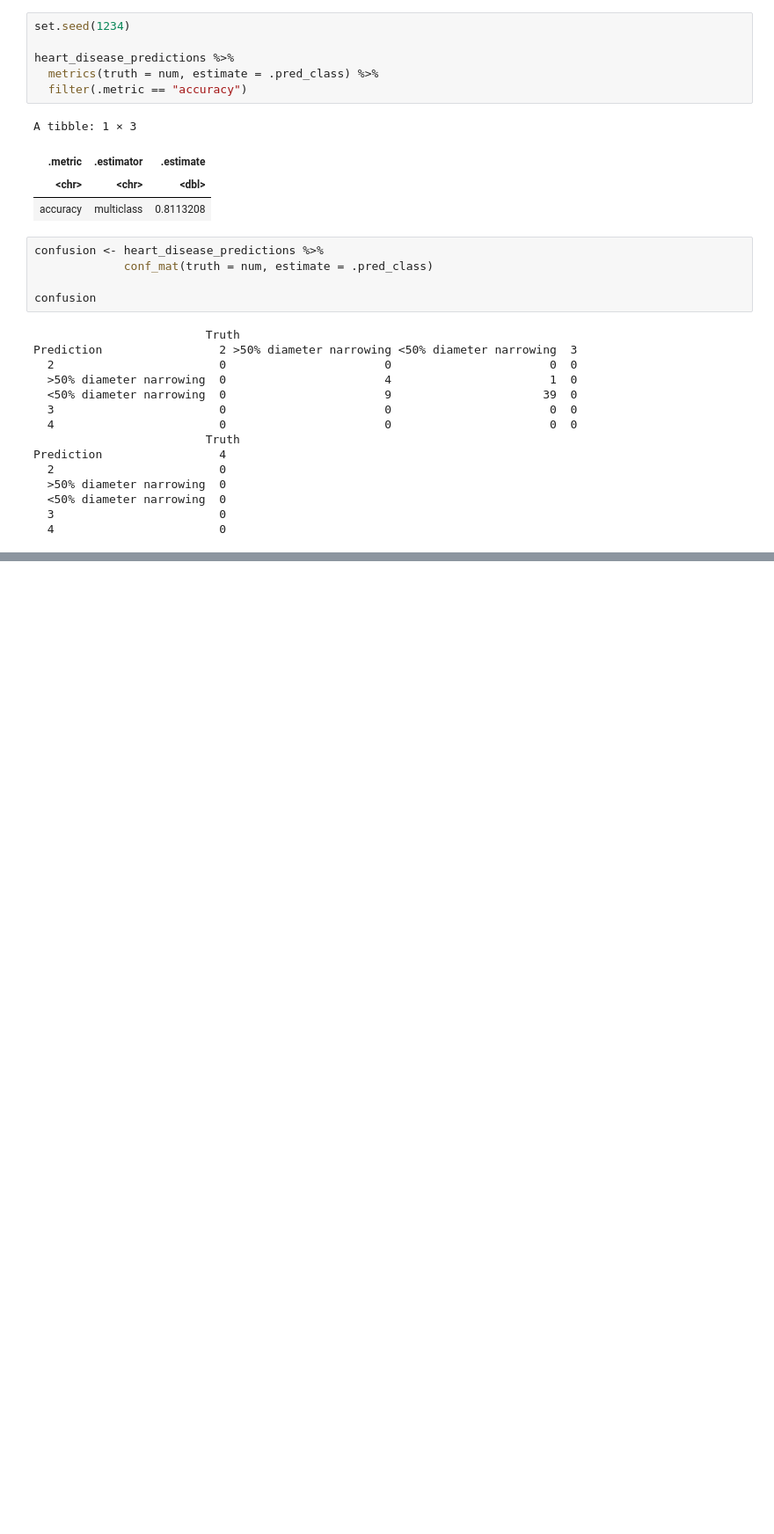
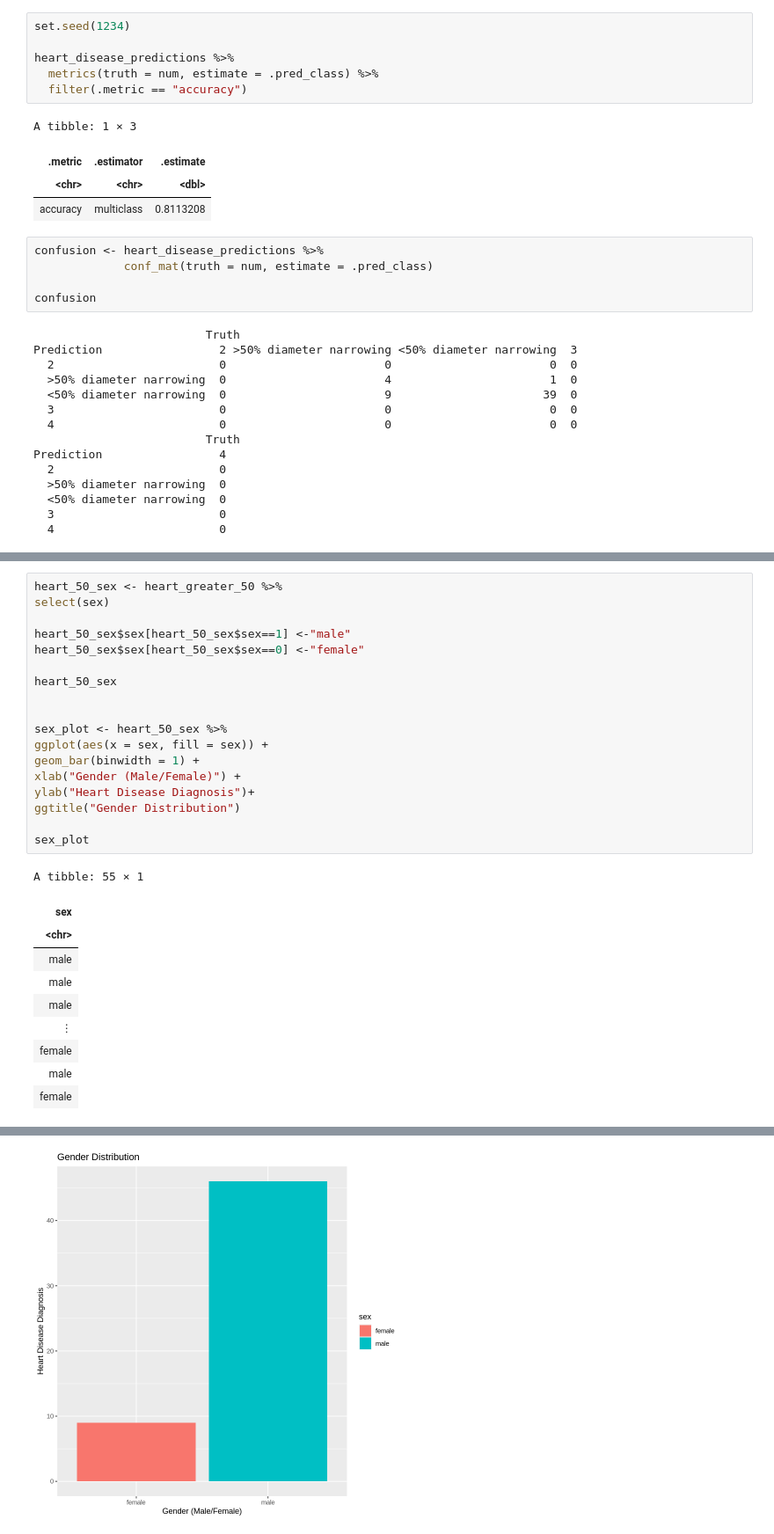
Before and after one commit to Daniel6070/Heart_Disease, a Jupyter notebook: Heart_Disease.ipynb, the cells around one changed output, grey strips where cells are left out. Shown at 88% size. Drawn from its saved outputs; the diff is of its cells as text; blank space fills up the shorter version.

```diff
--- a/Heart_Disease.ipynb
+++ b/Heart_Disease.ipynb
@@ -310,0 +421,29 @@ Prediction                 4
+# %%
+heart_50_sex <- heart_greater_50 %>%
+select(sex)
+
+heart_50_sex$sex[heart_50_sex$sex==1] <-"male"
+heart_50_sex$sex[heart_50_sex$sex==0] <-"female"
+
+heart_50_sex
+
+
+sex_plot <- heart_50_sex %>%
+ggplot(aes(x = sex, fill = sex)) +
+geom_bar(binwidth = 1) +
+xlab("Gender (Male/Female)") +
+ylab("Heart Disease Diagnosis")+
+ggtitle("Gender Distribution")
+
+sex_plot
+# %% [output]
+A tibble: 55 × 1
+| sex |
+| <chr> |
+| male |
+| male |
+| male |
+| ⋮ |
+| female |
+| male |
+| female |
@@ -310,0 +452 @@ Prediction                 4
+[figure, added]
```
Also changed, not shown: parts of 7 cells of this notebook.
